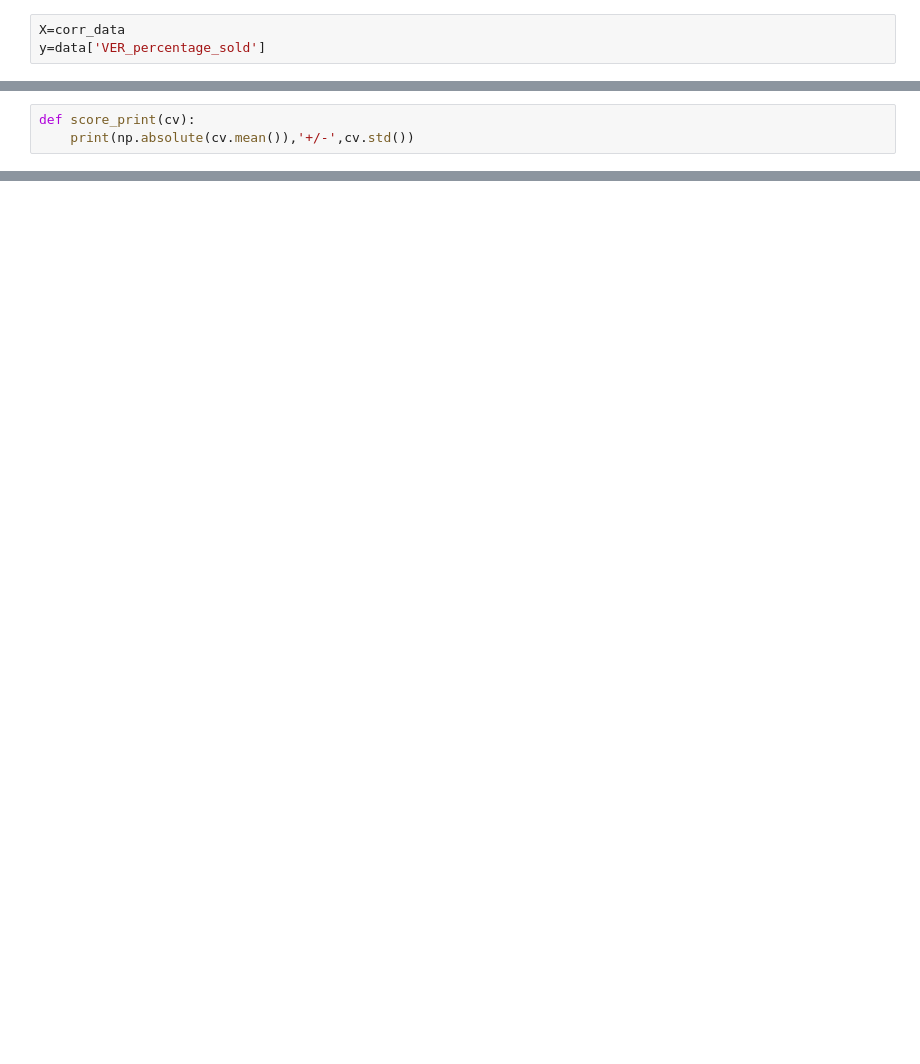
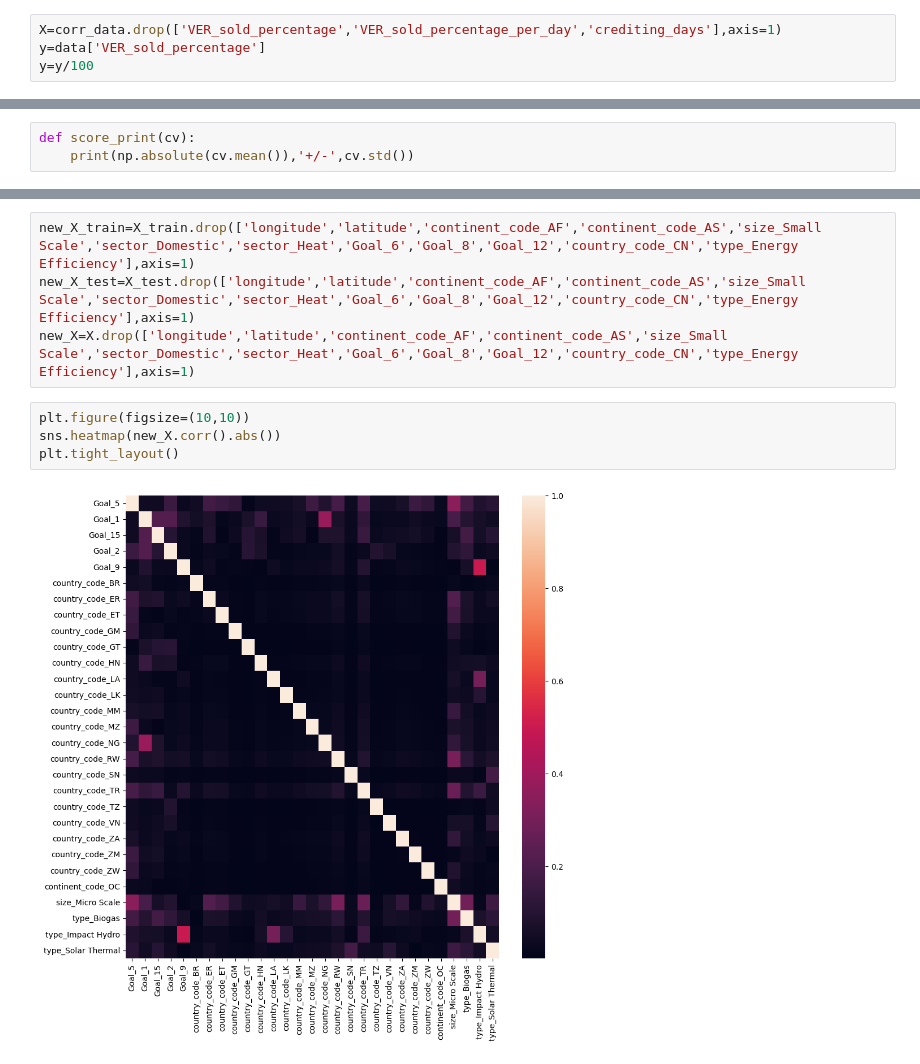
Before and after one commit to balendra-singh/ads_earthchain, a Jupyter notebook: notebooks/ML Modelling.ipynb, the cells around one changed output, grey strips where cells are left out. Cells and saved outputs as stored; diff of their text form; blank space fills up the shorter version.

```diff
--- a/notebooks/ML Modelling.ipynb
+++ b/notebooks/ML Modelling.ipynb
@@ -33,7 +89,8 @@ def abs_error(y,y_pred):
     return(np.mean(np.absolute(y-y_pred)))
 abs_error_scorer=make_scorer(abs_error,greater_is_better=False)
 # %%
-X=corr_data
-y=data['VER_percentage_sold']
+X=corr_data.drop(['VER_sold_percentage','VER_sold_percentage_per_day','crediting_days'],axis=1)
+y=data['VER_sold_percentage']
+y=y/100
 # %%
 X_train, X_test, y_train, y_test = train_test_split(X,y,test_size=0.1)
@@ -79,0 +193,10 @@ abs_error(y_test,SV.predict(X_test))
+# %%
+new_X_train=X_train.drop(['longitude','latitude','continent_code_AF','continent_code_AS','size_Small Scale','sector_Domestic','sector_Heat','Goal_6','Goal_8','Goal_12','country_code_CN','type_Energy Efficiency'],axis=1)
+new_X_test=X_test.drop(['longitude','latitude','continent_code_AF','continent_code_AS','size_Small Scale','sector_Domestic','sector_Heat','Goal_6','Goal_8','Goal_12','country_code_CN','type_Energy Efficiency'],axis=1)
+new_X=X.drop(['longitude','latitude','continent_code_AF','continent_code_AS','size_Small Scale','sector_Domestic','sector_Heat','Goal_6','Goal_8','Goal_12','country_code_CN','type_Energy Efficiency'],axis=1)
+# %%
+plt.figure(figsize=(10,10))
+sns.heatmap(new_X.corr().abs())
+plt.tight_layout()
+# %% [output]
+[figure, added]
```
Also changed, not shown: parts of 21 cells of this notebook.
